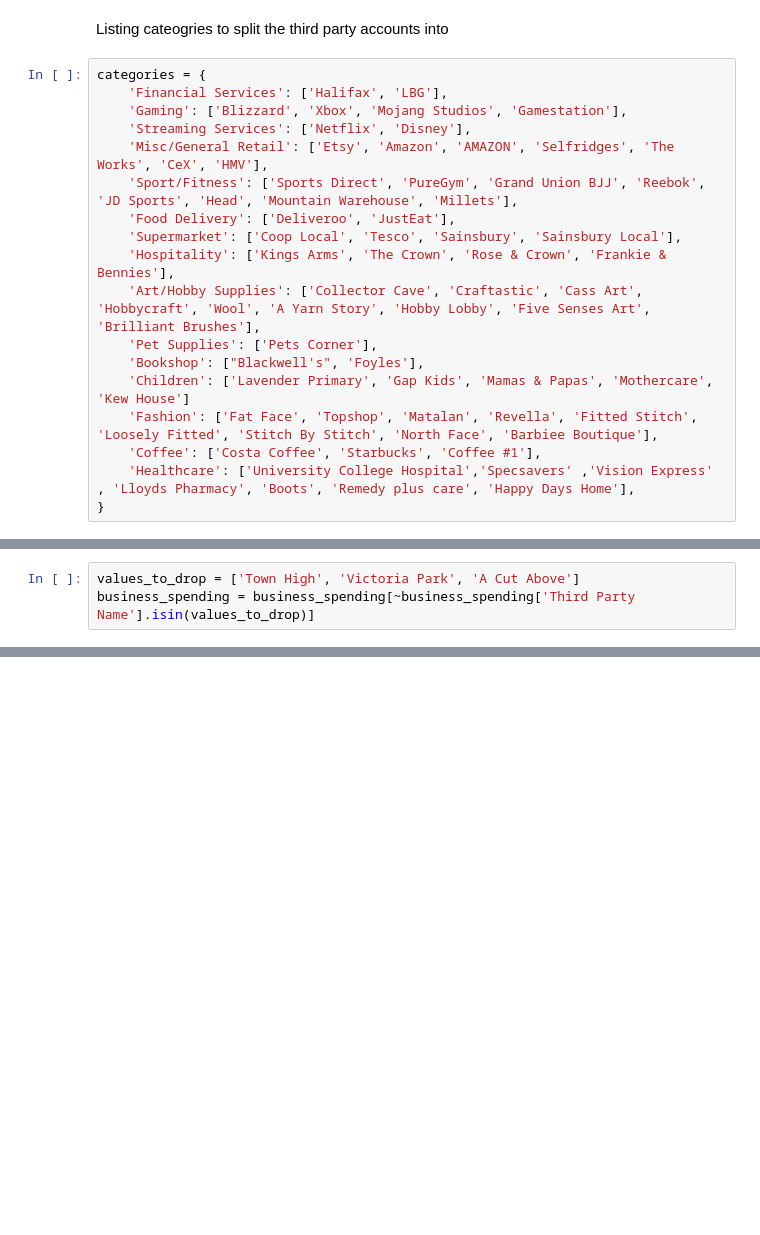
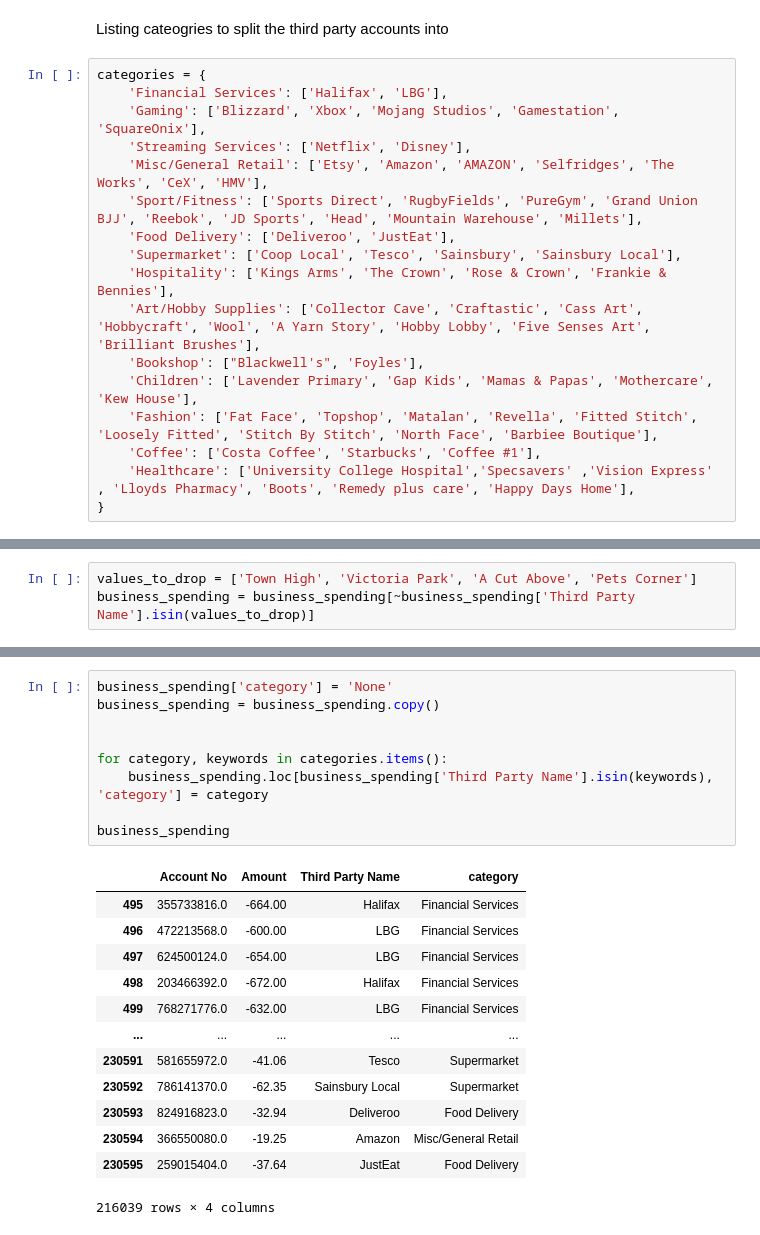
Before and after one commit to UoB-DSMP-2023-24/dsmp-2024-group34, a Jupyter notebook: New Data - Sorting into spending sectors.ipynb, the cells around one changed output, grey strips where cells are left out. Drawn from its saved outputs; the diff is of its cells as text; blank space fills up the shorter version.

```diff
--- a/New Data - Sorting into spending sectors.ipynb
+++ b/New Data - Sorting into spending sectors.ipynb
@@ -144,17 +144,16 @@ Listing cateogries to split the third party accounts into
 # %%
 categories = {
     'Financial Services': ['Halifax', 'LBG'],
-    'Gaming': ['Blizzard', 'Xbox', 'Mojang Studios', 'Gamestation'],
+    'Gaming': ['Blizzard', 'Xbox', 'Mojang Studios', 'Gamestation', 'SquareOnix'],
     'Streaming Services': ['Netflix', 'Disney'],
     'Misc/General Retail': ['Etsy', 'Amazon', 'AMAZON', 'Selfridges', 'The Works', 'CeX', 'HMV'],
-    'Sport/Fitness': ['Sports Direct', 'PureGym', 'Grand Union BJJ', 'Reebok', 'JD Sports', 'Head', 'Mountain Warehouse', 'Millets'],
+    'Sport/Fitness': ['Sports Direct', 'RugbyFields', 'PureGym', 'Grand Union BJJ', 'Reebok', 'JD Sports', 'Head', 'Mountain Warehouse', 'Millets'],
     'Food Delivery': ['Deliveroo', 'JustEat'],
     'Supermarket': ['Coop Local', 'Tesco', 'Sainsbury', 'Sainsbury Local'],
     'Hospitality': ['Kings Arms', 'The Crown', 'Rose & Crown', 'Frankie & Bennies'],
     'Art/Hobby Supplies': ['Collector Cave', 'Craftastic', 'Cass Art', 'Hobbycraft', 'Wool', 'A Yarn Story', 'Hobby Lobby', 'Five Senses Art', 'Brilliant Brushes'],
-    'Pet Supplies': ['Pets Corner'],
     'Bookshop': ["Blackwell's", 'Foyles'],
-    'Children': ['Lavender Primary', 'Gap Kids', 'Mamas & Papas', 'Mothercare', 'Kew House']
+    'Children': ['Lavender Primary', 'Gap Kids', 'Mamas & Papas', 'Mothercare', 'Kew House'],
     'Fashion': ['Fat Face', 'Topshop', 'Matalan', 'Revella', 'Fitted Stitch', 'Loosely Fitted', 'Stitch By Stitch', 'North Face', 'Barbiee Boutique'],
     'Coffee': ['Costa Coffee', 'Starbucks', 'Coffee #1'],
     'Healthcare': ['University College Hospital','Specsavers' ,'Vision Express' , 'Lloyds Pharmacy', 'Boots', 'Remedy plus care', 'Happy Days Home'],
@@ -168,5 +168,5 @@ these all have 2 or less transactions so they can just be removed
 # %%
-values_to_drop = ['Town High', 'Victoria Park', 'A Cut Above']
+values_to_drop = ['Town High', 'Victoria Park', 'A Cut Above', 'Pets Corner']
 business_spending = business_spending[~business_spending['Third Party Name'].isin(values_to_drop)]
 # %%
 businesses = business_spending['Third Party Name'].value_counts()
@@ -191,0 +188,23 @@ Name: count, dtype: int64
+# %%
+business_spending['category'] = 'None'
+business_spending = business_spending.copy()
+
+
+for category, keywords in categories.items():
+    business_spending.loc[business_spending['Third Party Name'].isin(keywords), 'category'] = category
+
+business_spending
+# %% [output]
+|  | Account No | Amount | Third Party Name | category |
+| 495 | 355733816.0 | -664.00 | Halifax | Financial Services |
+| 496 | 472213568.0 | -600.00 | LBG | Financial Services |
+| 497 | 624500124.0 | -654.00 | LBG | Financial Services |
+| 498 | 203466392.0 | -672.00 | Halifax | Financial Services |
+| 499 | 768271776.0 | -632.00 | LBG | Financial Services |
+| ... | ... | ... | ... | ... |
+| 230591 | 581655972.0 | -41.06 | Tesco | Supermarket |
+| 230592 | 786141370.0 | -62.35 | Sainsbury Local | Supermarket |
+| 230593 | 824916823.0 | -32.94 | Deliveroo | Food Delivery |
+| 230594 | 366550080.0 | -19.25 | Amazon | Misc/General Retail |
+| 230595 | 259015404.0 | -37.64 | JustEat | Food Delivery |
+216039 rows × 4 columns
```
Also changed, not shown: parts of 15 cells of this notebook, 1 other file.
